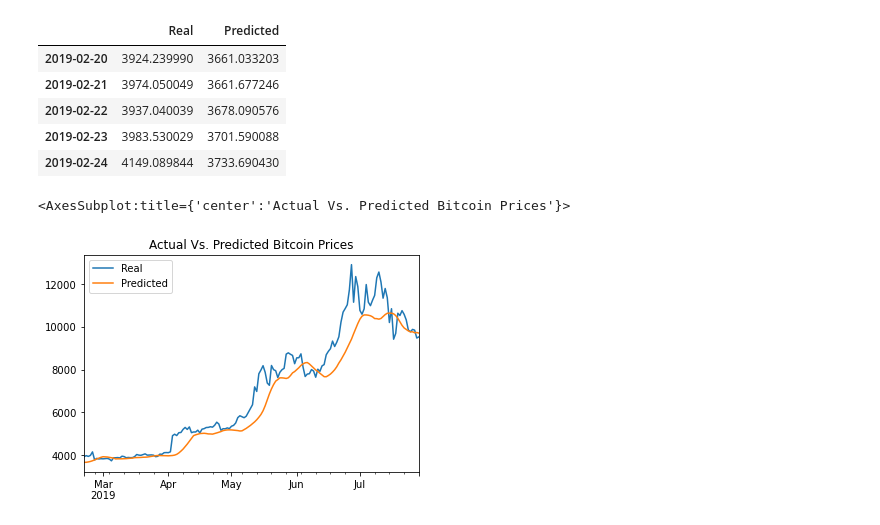
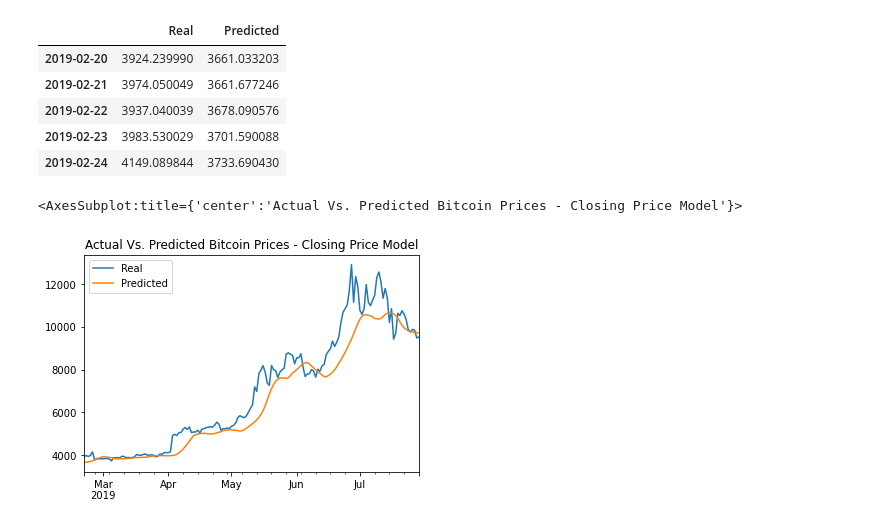
Before and after one commit to moartheta/LSTMStockPredictor, a Jupyter notebook: lstm_stock_predictor_closing.ipynb, the cells around one changed output. Saved outputs shown, nothing was run; the diff lists cells and outputs as text; code cells hidden in the pictures.

```diff
--- a/lstm_stock_predictor_closing.ipynb
+++ b/lstm_stock_predictor_closing.ipynb
@@ -274,7 +274,7 @@ stocks.head()
 | 2019-02-24 | 4149.089844 | 3733.690430 |
 # %%
 # Plotting the real vs predicted values as a line chart
-stocks.plot(title="Actual Vs. Predicted Bitcoin Prices")
+stocks.plot(title="Actual Vs. Predicted Bitcoin Prices - Closing Price Model")
 # %% [output]
-<AxesSubplot:title={'center':'Actual Vs. Predicted Bitcoin Prices'}>
+<AxesSubplot:title={'center':'Actual Vs. Predicted Bitcoin Prices - Closing Price Model'}>
-[figure, old version]
+[figure, new version]
```
Also changed, not shown: parts of 2 cells of this notebook, 4 other files.
